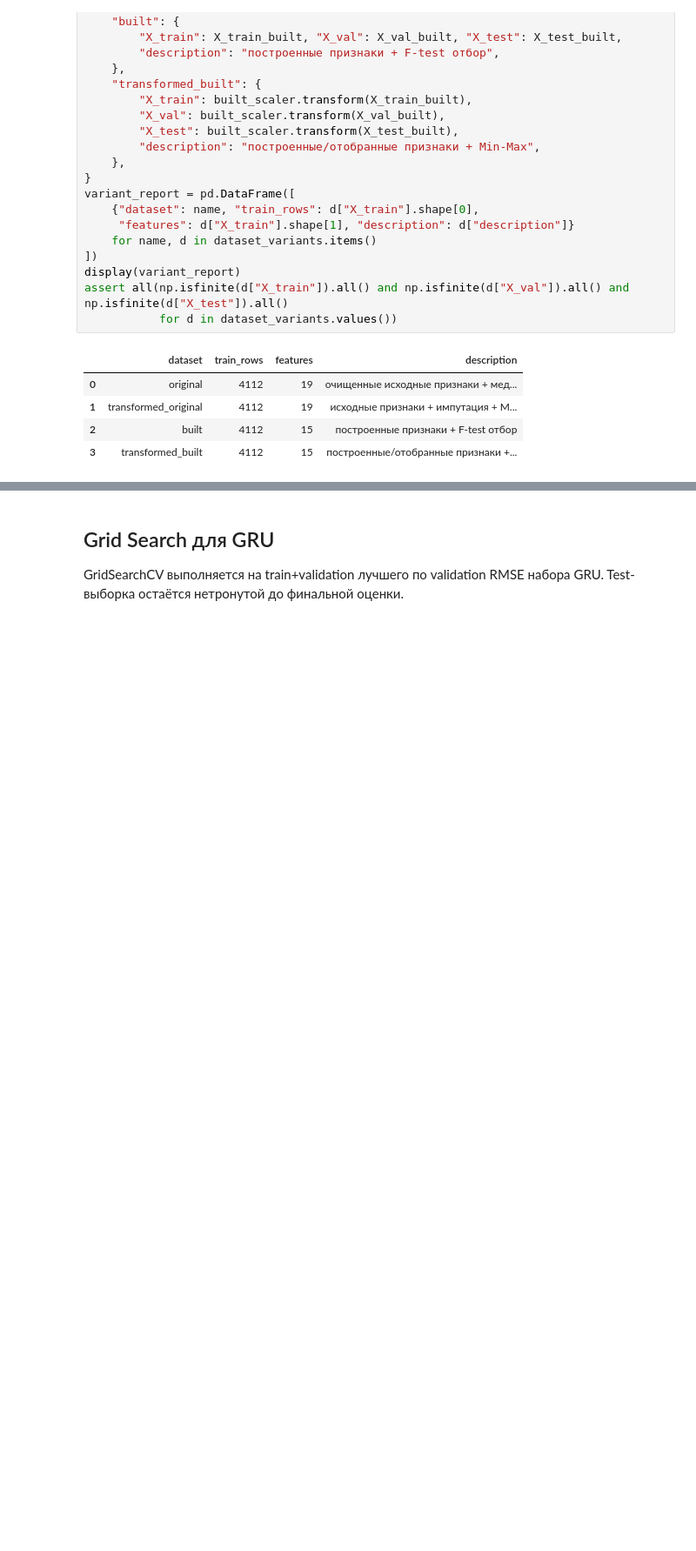
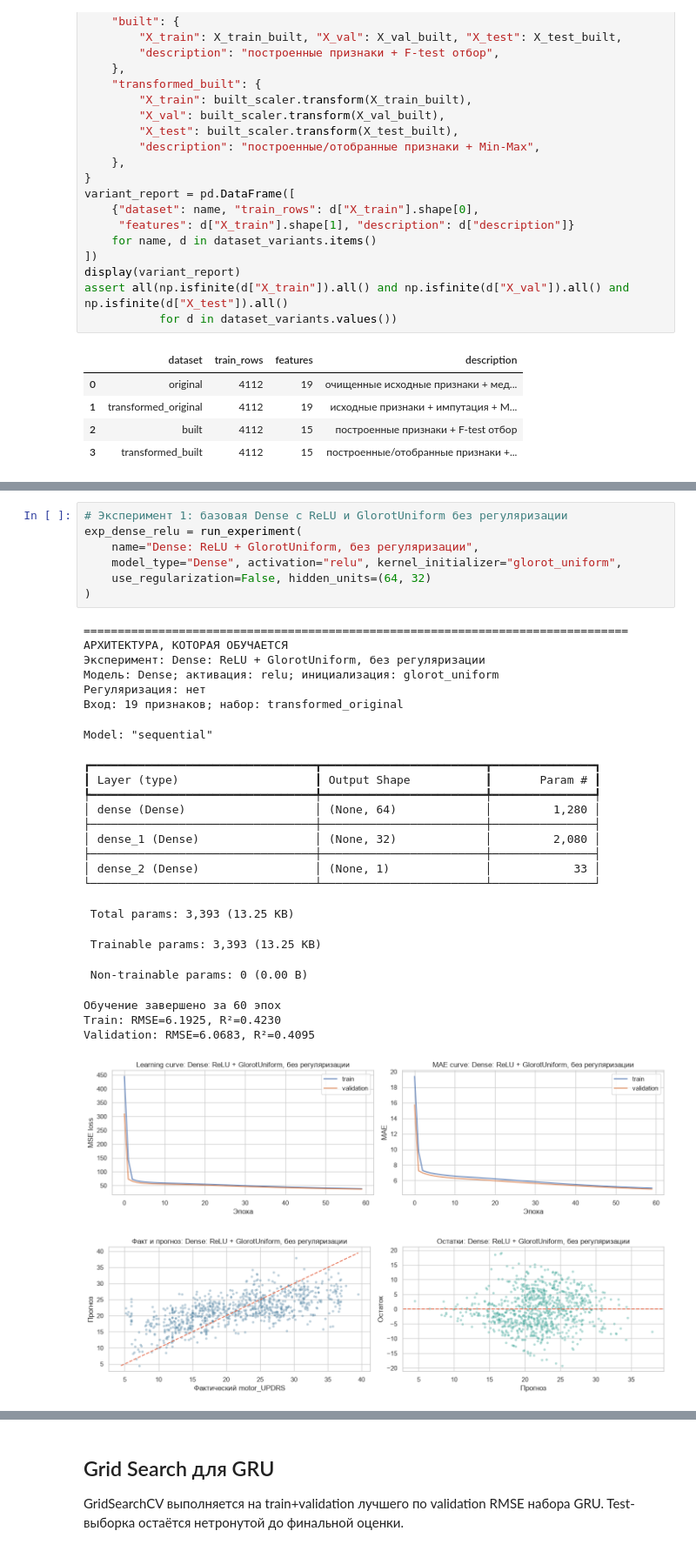
Before and after one commit to imnoname/intelligent-data-analysis-ml, a Jupyter notebook: lr1/lr1_variant6_parkinsons_regression.ipynb, the cells around one changed output, grey strips where cells are left out. Shown at 87% size. Cells and saved outputs as stored; diff of their text form; blank space fills up the shorter version.

```diff
--- a/lr1/lr1_variant6_parkinsons_regression.ipynb
+++ b/lr1/lr1_variant6_parkinsons_regression.ipynb
@@ -581,0 +707,32 @@ WARNING:tensorflow:TensorFlow GPU support is not available on native Windows for
+# %%
+# Эксперимент 1: базовая Dense с ReLU и GlorotUniform без регуляризации
+exp_dense_relu = run_experiment(
+    name="Dense: ReLU + GlorotUniform, без регуляризации",
+    model_type="Dense", activation="relu", kernel_initializer="glorot_uniform",
+    use_regularization=False, hidden_units=(64, 32)
+)
+# %% [output]
+================================================================================
+АРХИТЕКТУРА, КОТОРАЯ ОБУЧАЕТСЯ
+Эксперимент: Dense: ReLU + GlorotUniform, без регуляризации
+Модель: Dense; активация: relu; инициализация: glorot_uniform
+Регуляризация: нет
+Вход: 19 признаков; набор: transformed_original
+Model: "sequential"
+┏━━━━━━━━━━━━━━━━━━━━━━━━━━━━━━━━━┳━━━━━━━━━━━━━━━━━━━━━━━━┳━━━━━━━━━━━━━━━┓
+┃ Layer (type)                    ┃ Output Shape           ┃       Param # ┃
+┡━━━━━━━━━━━━━━━━━━━━━━━━━━━━━━━━━╇━━━━━━━━━━━━━━━━━━━━━━━━╇━━━━━━━━━━━━━━━┩
+│ dense (Dense)                   │ (None, 64)             │         1,280 │
+├─────────────────────────────────┼────────────────────────┼───────────────┤
+│ dense_1 (Dense)                 │ (None, 32)             │         2,080 │
+├─────────────────────────────────┼────────────────────────┼───────────────┤
+│ dense_2 (Dense)                 │ (None, 1)              │            33 │
+└─────────────────────────────────┴────────────────────────┴───────────────┘
+ Total params: 3,393 (13.25 KB)
+ Trainable params: 3,393 (13.25 KB)
+ Non-trainable params: 0 (0.00 B)
+Обучение завершено за 60 эпох
+Train: RMSE=6.1925, R²=0.4230
+Validation: RMSE=6.0683, R²=0.4095
+[figure, added]
+[figure, added]
```
Also changed, not shown: parts of 20 cells of this notebook, 1 other file.
